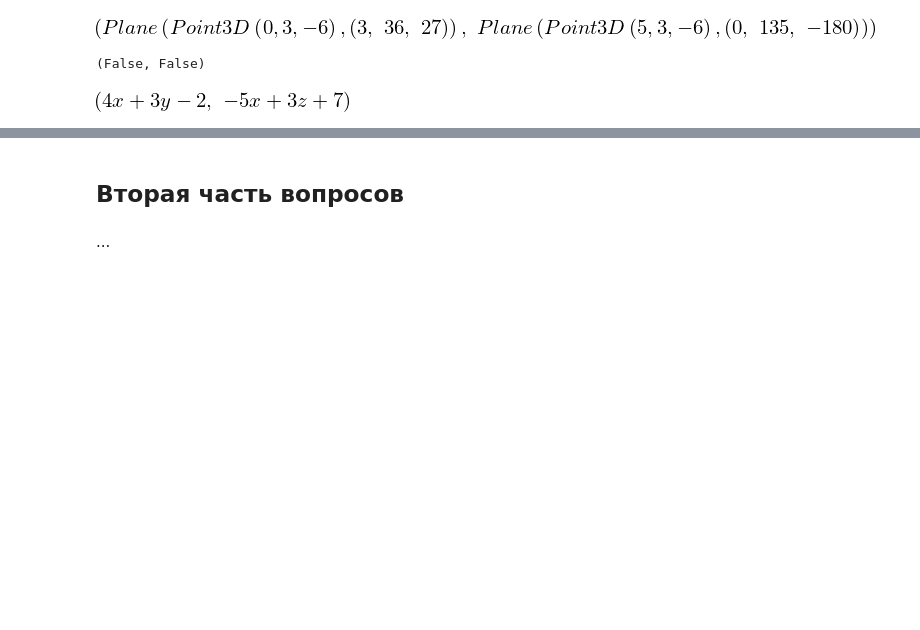
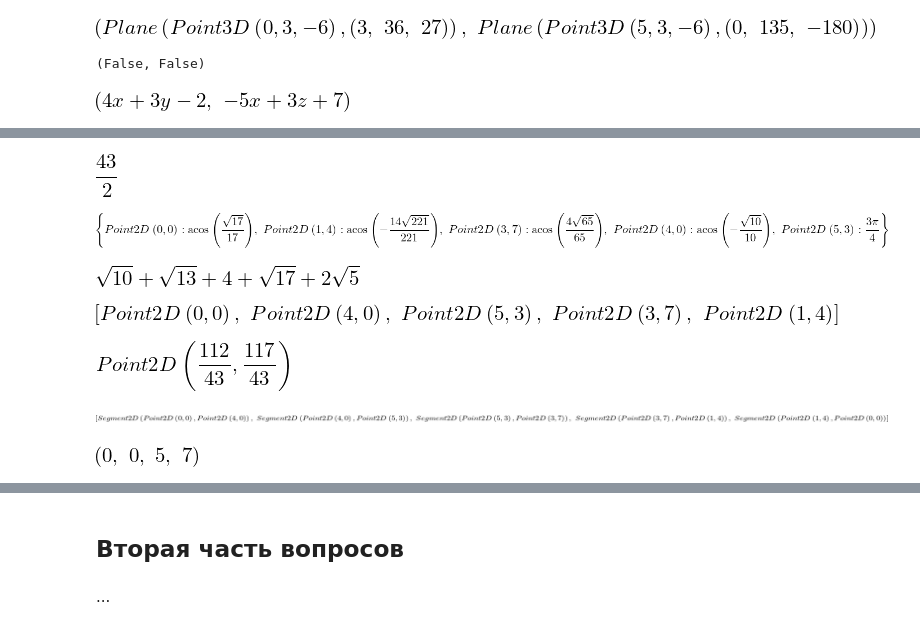
Before and after one commit to Vakosta/hse_tex, a Jupyter notebook: MathWorkshop/AlgebraCrib.ipynb, the cells around one changed output, grey strips where cells are left out. Saved outputs shown, nothing was run; the diff lists cells and outputs as text; code cells hidden in the pictures; blank space fills up the shorter version.

```diff
--- a/MathWorkshop/AlgebraCrib.ipynb
+++ b/MathWorkshop/AlgebraCrib.ipynb
@@ -564,0 +578,17 @@ AB.equation()
+# %%
+# Атрибуты
+display(Poly.area)  # Площадь
+display(Poly.angles)  # Углы
+display(Poly.perimeter)  # Периметр
+display(Poly.vertices)  # Вершины
+display(Poly.centroid)  # Центр
+display(Poly.sides)  # Стороны
+display(Poly.bounds)  # Прямоугольник, внутри которого помещается многоугольник
+# %% [output]
+[figure, added]
+[figure, added]
+[figure, added]
+[figure, added]
+[figure, added]
+[figure, added]
+[figure, added]
```
Also changed, not shown: parts of 12 cells of this notebook, 9 other files.
